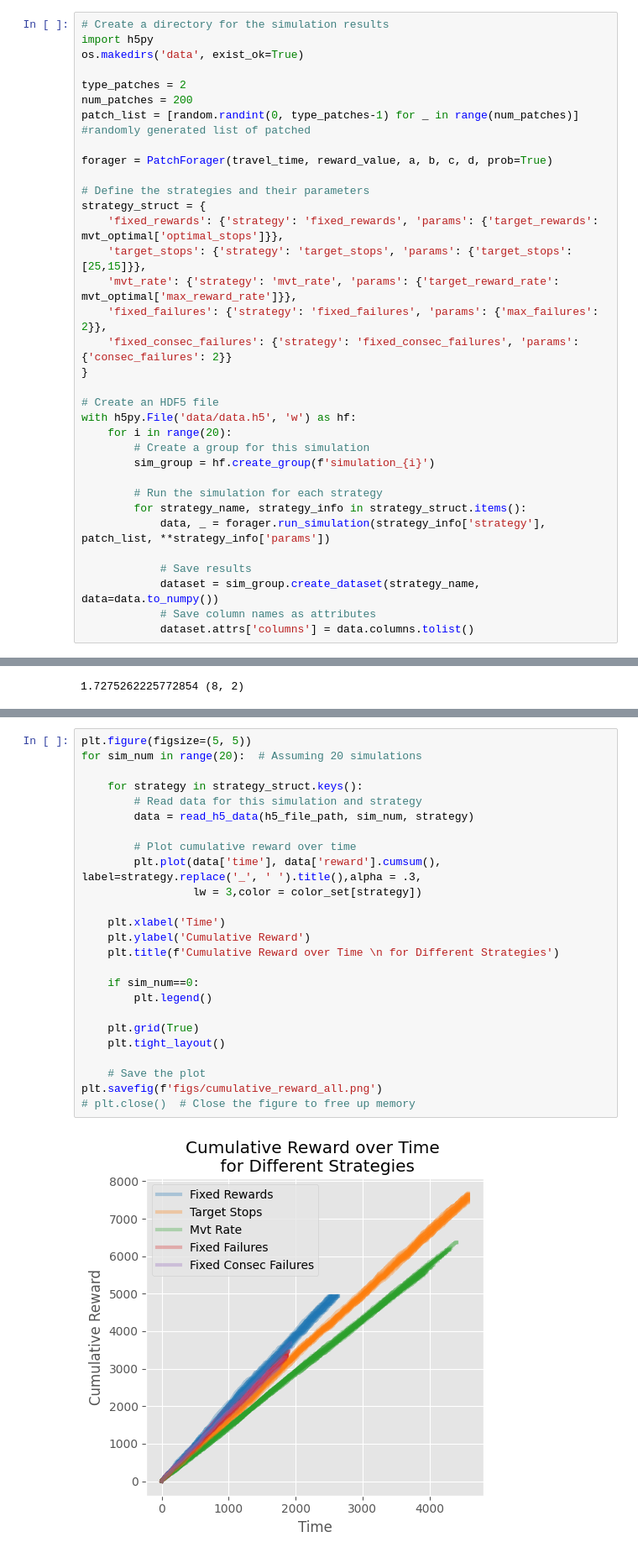
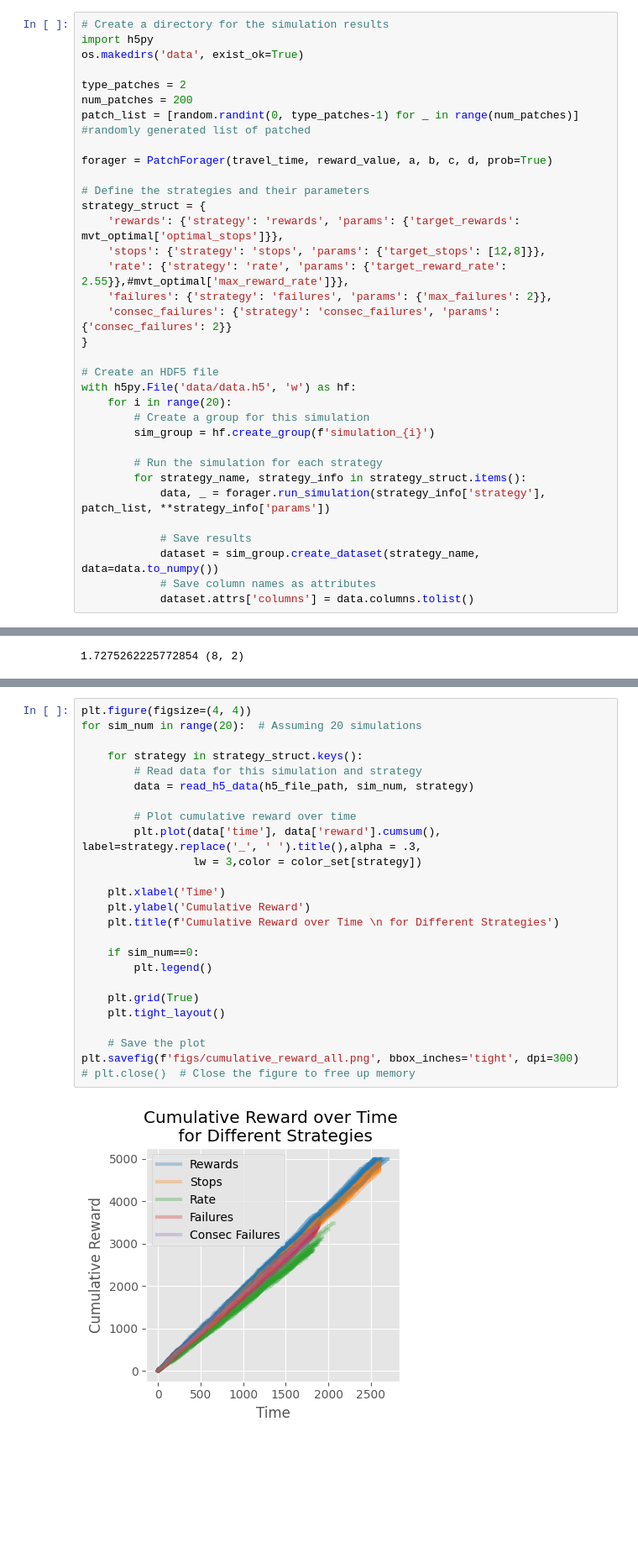
Before and after one commit to lauradriscoll/foraging-strategies, a Jupyter notebook: code/diff_strategies.ipynb, the cells around one changed output, grey strips where cells are left out. Shown at 84% size. Saved outputs shown, nothing was run; the diff lists cells and outputs as text; blank space fills up the shorter version.

```diff
--- a/code/diff_strategies.ipynb
+++ b/code/diff_strategies.ipynb
@@ -55,11 +52,11 @@ forager = PatchForager(travel_time, reward_value, a, b, c, d, prob=True)
 
 # Define the strategies and their parameters
 strategy_struct = {
-    'fixed_rewards': {'strategy': 'fixed_rewards', 'params': {'target_rewards': mvt_optimal['optimal_stops']}},
-    'target_stops': {'strategy': 'target_stops', 'params': {'target_stops': [25,15]}},
-    'mvt_rate': {'strategy': 'mvt_rate', 'params': {'target_reward_rate': mvt_optimal['max_reward_rate']}},
-    'fixed_failures': {'strategy': 'fixed_failures', 'params': {'max_failures': 2}},
-    'fixed_consec_failures': {'strategy': 'fixed_consec_failures', 'params': {'consec_failures': 2}}
+    'rewards': {'strategy': 'rewards', 'params': {'target_rewards': mvt_optimal['optimal_stops']}},
+    'stops': {'strategy': 'stops', 'params': {'target_stops': [12,8]}},
+    'rate': {'strategy': 'rate', 'params': {'target_reward_rate': 2.55}},#mvt_optimal['max_reward_rate']}},
+    'failures': {'strategy': 'failures', 'params': {'max_failures': 2}},
+    'consec_failures': {'strategy': 'consec_failures', 'params': {'consec_failures': 2}}
 }
 
 # Create an HDF5 file
@@ -114,32 +110,32 @@ colors = plt.get_cmap('tab10')  # You can change 'tab10' to other colormaps if n
 # Create the color_set dictionary
 color_set = {strategy: colors(i) for i, strategy in enumerate(strategy_struct.keys())}
 # %%
-plt.figure(figsize=(5, 5))
+plt.figure(figsize=(4, 4))
 for sim_num in range(20):  # Assuming 20 simulations
 
     for strategy in strategy_struct.keys():
         # Read data for this simulation and strategy
         data = read_h5_data(h5_file_path, sim_num, strategy)
 
         # Plot cumulative reward over time
         plt.plot(data['time'], data['reward'].cumsum(), label=strategy.replace('_', ' ').title(),alpha = .3,
                  lw = 3,color = color_set[strategy])
 
     plt.xlabel('Time')
     plt.ylabel('Cumulative Reward')
     plt.title(f'Cumulative Reward over Time \n for Different Strategies')
 
     if sim_num==0:
         plt.legend()
 
     plt.grid(True)
     plt.tight_layout()
 
     # Save the plot
-plt.savefig(f'figs/cumulative_reward_all.png')
+plt.savefig(f'figs/cumulative_reward_all.png', bbox_inches='tight', dpi=300)
 # plt.close()  # Close the figure to free up memory
 # %% [output]
-[figure, old version]
+[figure, new version]
 # %%
 # Number of simulations
 num_simulations = 20
```
Also changed, not shown: parts of 7 cells of this notebook, 13 other files.
